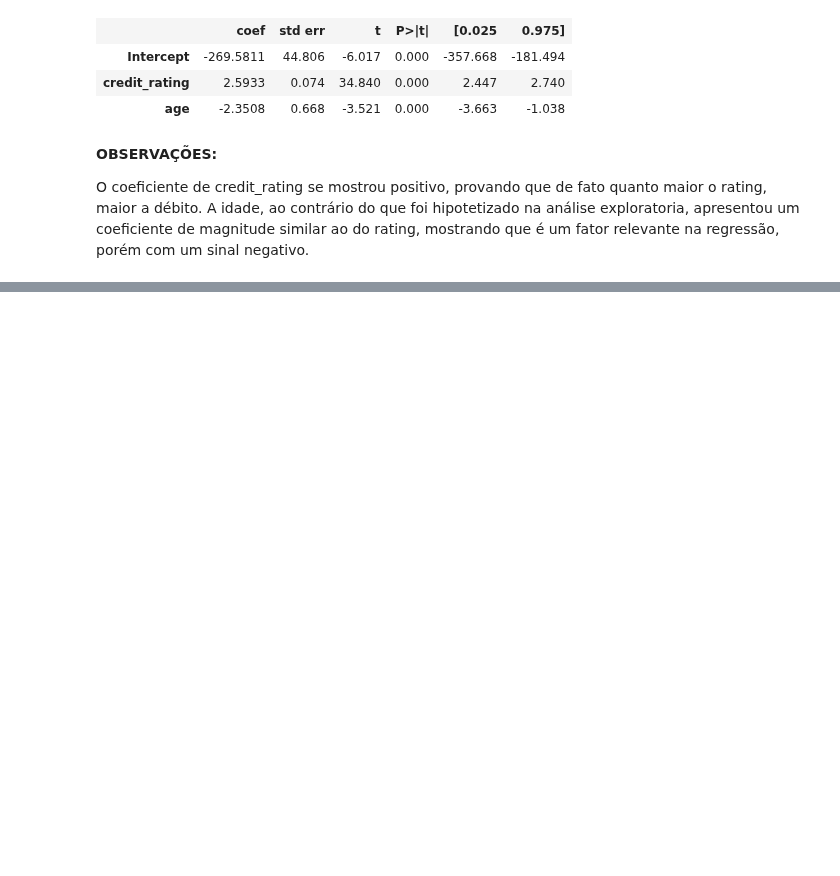
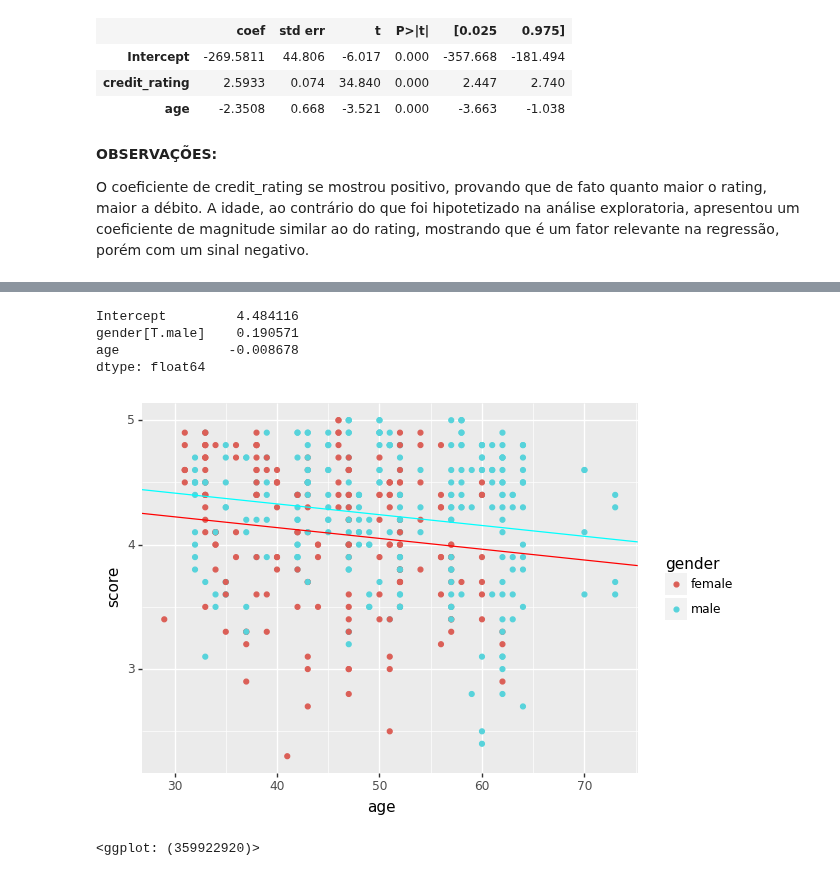
Before and after one commit to pdcos/analise_visual_ciencia_de_dados, a Jupyter notebook: participacao_10/solutions_10.ipynb, the cells around one changed output, grey strips where cells are left out. Saved outputs shown, nothing was run; the diff lists cells and outputs as text; code cells hidden in the pictures; blank space fills up the shorter version.

```diff
--- a/participacao_10/solutions_10.ipynb
+++ b/participacao_10/solutions_10.ipynb
@@ -439,0 +467,11 @@ O coeficiente de credit_rating se mostrou positivo, provando que de fato quanto
+# %%
+# Ajuste do modelo linear com mesma inclinação para todos os grupos
+model = smf.ols('score ~ age + gender', data=df_evals_ch6).fit()
+print(model.summary())
+
+# Extrair coeficientes
+intercept_A = model.params['Intercept']
+intercept_B = model.params['Intercept'] + model.params['gender[T.male]']
+slope = model.params['age']
+
+# print(f"Inclinação: {slope}, Intercepto A: {intercept_A}, Intercepto B: {intercept_B}")
@@ -439,0 +496,21 @@ O coeficiente de credit_rating se mostrou positivo, provando que de fato quanto
+# %%
+print(model.params)
+
+intercept_A = model.params['Intercept']
+intercept_B = model.params['Intercept'] + model.params['gender[T.male]']
+# %% [output]
+Intercept         4.484116
+gender[T.male]    0.190571
+age              -0.008678
+dtype: float64
+# %%
+plot_2 = (
+    ggplot(df_evals_ch6, aes('age', 'score', color='gender')) +
+    geom_point() +
+    geom_abline(intercept=intercept_A, slope=slope, color='red') +
+    geom_abline(intercept=intercept_B, slope=slope, color='cyan')
+)
+plot_2
+# %% [output]
+[figure, added]
+<ggplot: (359922920)>
```
Also changed, not shown: parts of 23 cells of this notebook.
